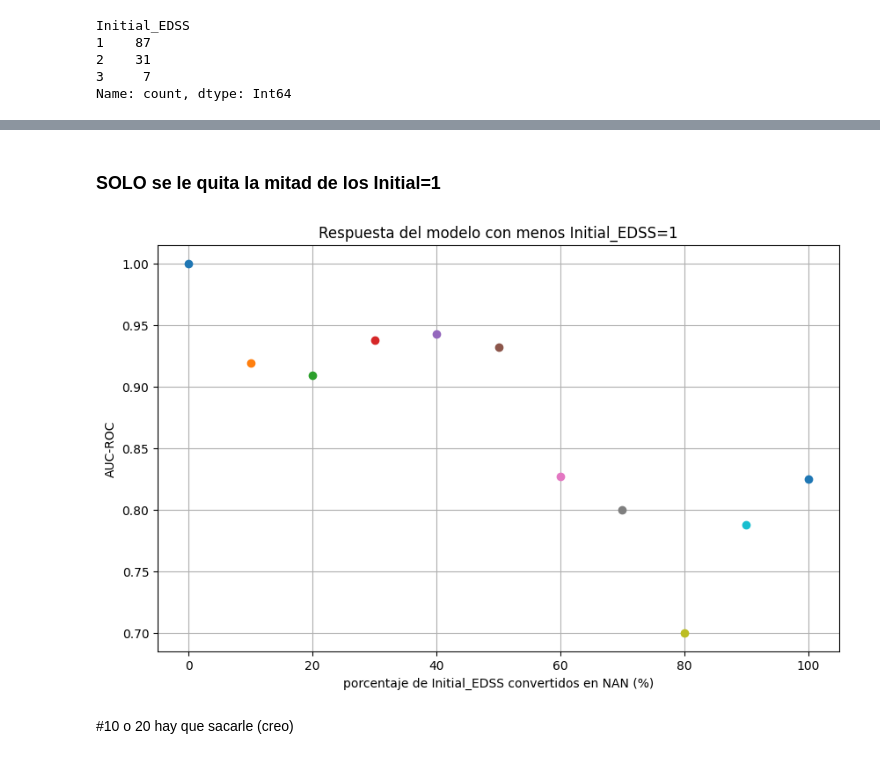
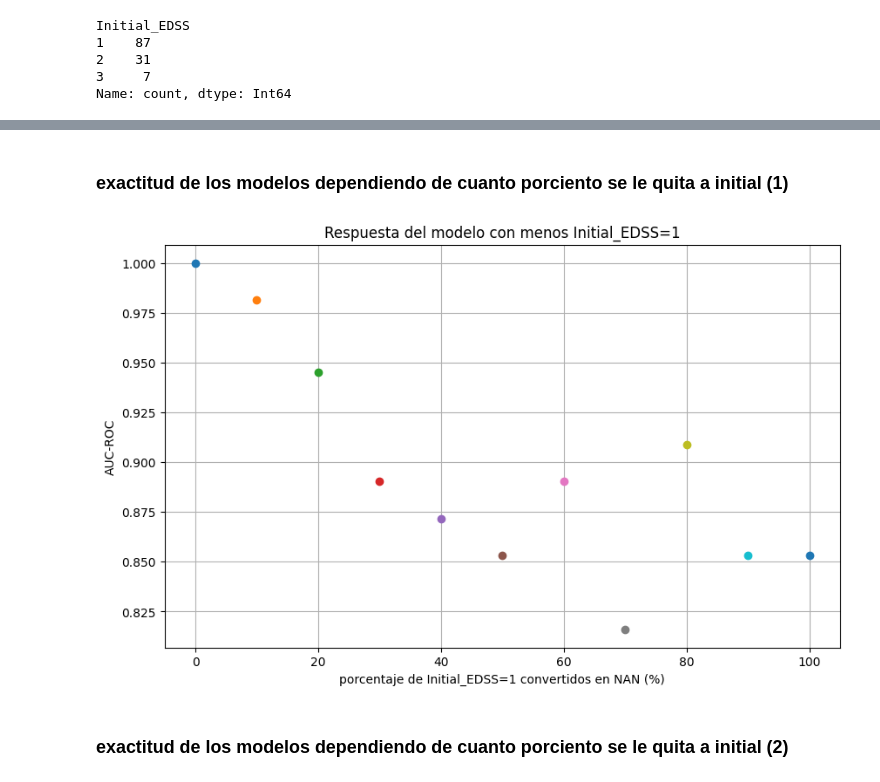
Before and after one commit to BertoloniLucas/SimaAI, a Jupyter notebook: models/M1-Random F. - imputando en initial_edss.ipynb, the cells around one changed output, grey strips where cells are left out. Saved outputs shown, nothing was run; the diff lists cells and outputs as text; code cells hidden in the pictures.

Commit message:
coreccion de modelos anteriores

```diff
--- a/models/M1-Random F. - imputando en initial_edss.ipynb
+++ b/models/M1-Random F. - imputando en initial_edss.ipynb
@@ -213,5 +143,5 @@ plt.show()
-# %% [markdown]
-### SOLO se le quita la mitad de los Initial=1
+# %% [markdown]
+### exactitud de los modelos dependiendo de cuanto porciento se le quita a initial (1)
 # %%
 def conversor_1(dataM, porcentajee):
 
@@ -231,40 +161,40 @@ def conversor_1(dataM, porcentajee):
     return X, y
 
 
 auc_scoress = []
 porcentajess = range(0, 101, 10)  # Percentages from 0% to 50% with 10% intervals
 
 
 
 for porcentajee in porcentajess:
   X, y = conversor_1 (dataM.copy(), porcentajee)
   X_train, X_test, y_train, y_test = train_test_split(X, y, test_size=0.4, random_state=42)
   X_val, X_test, y_val, y_test = train_test_split(X_test, y_test, test_size=0.5, random_state=42)
 
 
   # Train
   rf = RandomForestClassifier(random_state=42)
   rf.fit(X_train, y_train)
 
   # Evaluate
   y_predd = rf.predict(X_val)
-  roc_aucc = roc_auc_score(y_val, y_pred)
-  auc_scoress.append(roc_auc)
+  roc_aucc = roc_auc_score(y_val, y_predd)
+  auc_scoress.append(roc_aucc)
 
 
 plt.figure(figsize=(10, 6))
 for i, porcentajee in enumerate(porcentajess):
-  plt.plot(porcentajes[i], auc_scores[i],'-o')
+  plt.plot(porcentajess[i], auc_scoress[i],'-o')
 
-plt.xlabel("porcentaje de Initial_EDSS convertidos en NAN (%)")
+plt.xlabel("porcentaje de Initial_EDSS=1 convertidos en NAN (%)")
 plt.ylabel("AUC-ROC")
 plt.title("Respuesta del modelo con menos Initial_EDSS=1")
 plt.grid(True)
 plt.show()
 # %% [output]
-[figure, old version]
+[figure, new version]
-# %% [markdown]
-#10 o 20 hay que sacarle (creo)
+# %% [markdown]
+### exactitud de los modelos dependiendo de cuanto porciento se le quita a initial (2)
 # %%
 def conversor_2(dataM, porcentajeee):
 
```
Also changed, not shown: parts of 9 cells of this notebook, 1 other file.
